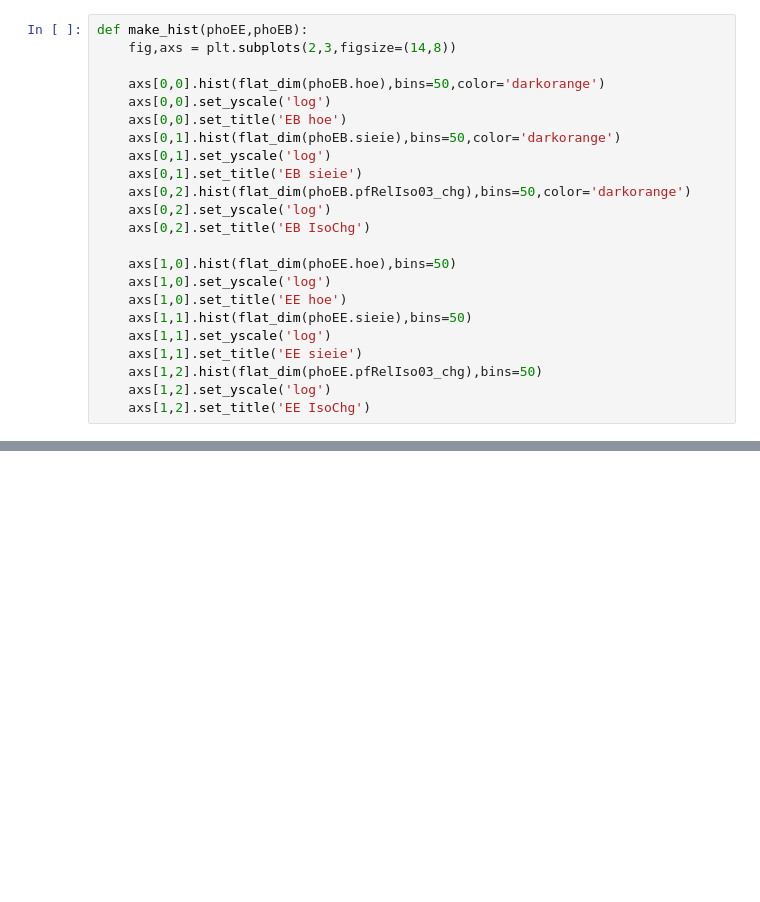
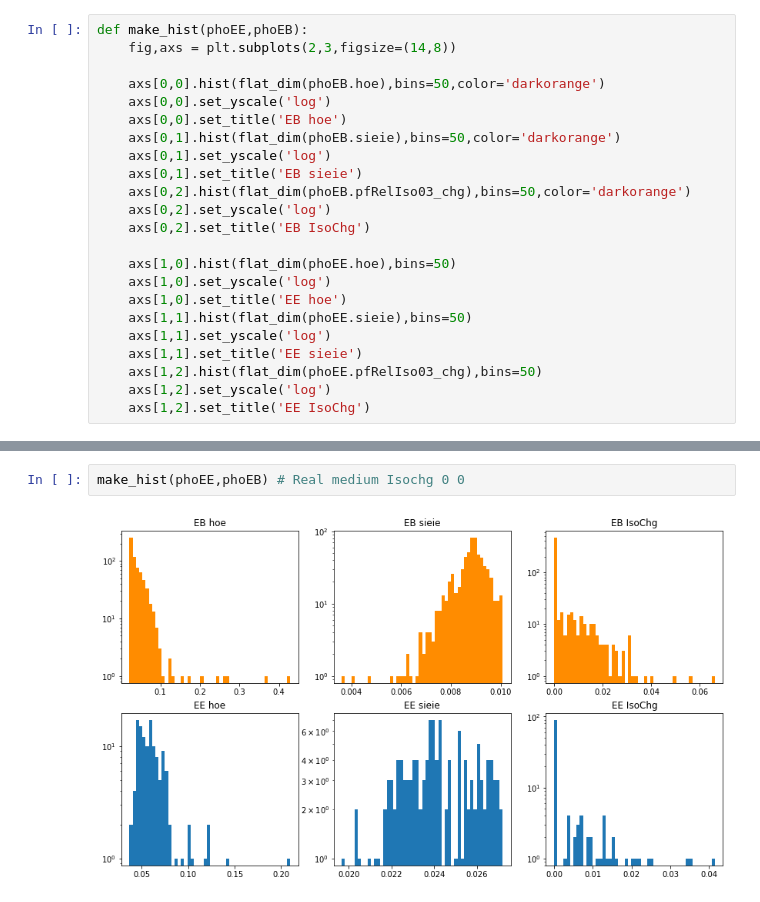
Before and after one commit to JW-corp/J.W_Analysis, a Jupyter notebook: Coffea_WZG/Jupyter/Test_FakePhoton.ipynb, the cells around one changed output, grey strips where cells are left out. Drawn from its saved outputs; the diff is of its cells as text; blank space fills up the shorter version.

```diff
--- a/Coffea_WZG/Jupyter/Test_FakePhoton.ipynb
+++ b/Coffea_WZG/Jupyter/Test_FakePhoton.ipynb
@@ -157,0 +292,4 @@ def make_hist(phoEE,phoEB):
+# %%
+make_hist(phoEE,phoEB) # Real medium Isochg 0 0
+# %% [output]
+[figure, added]
```
Also changed, not shown: parts of 22 cells of this notebook.
